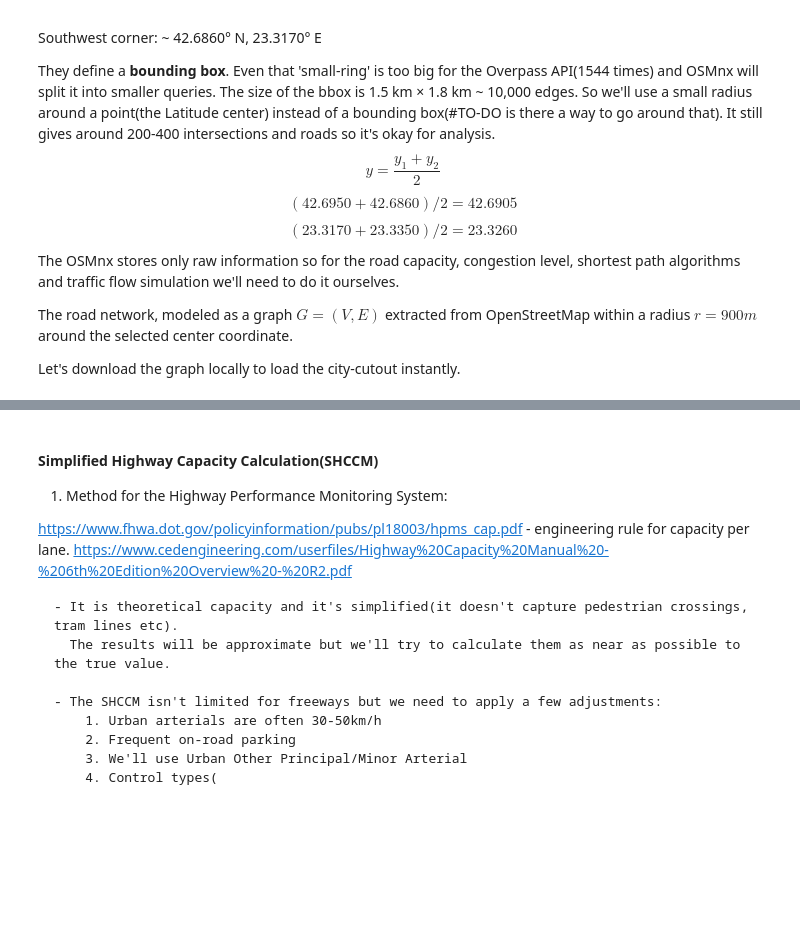
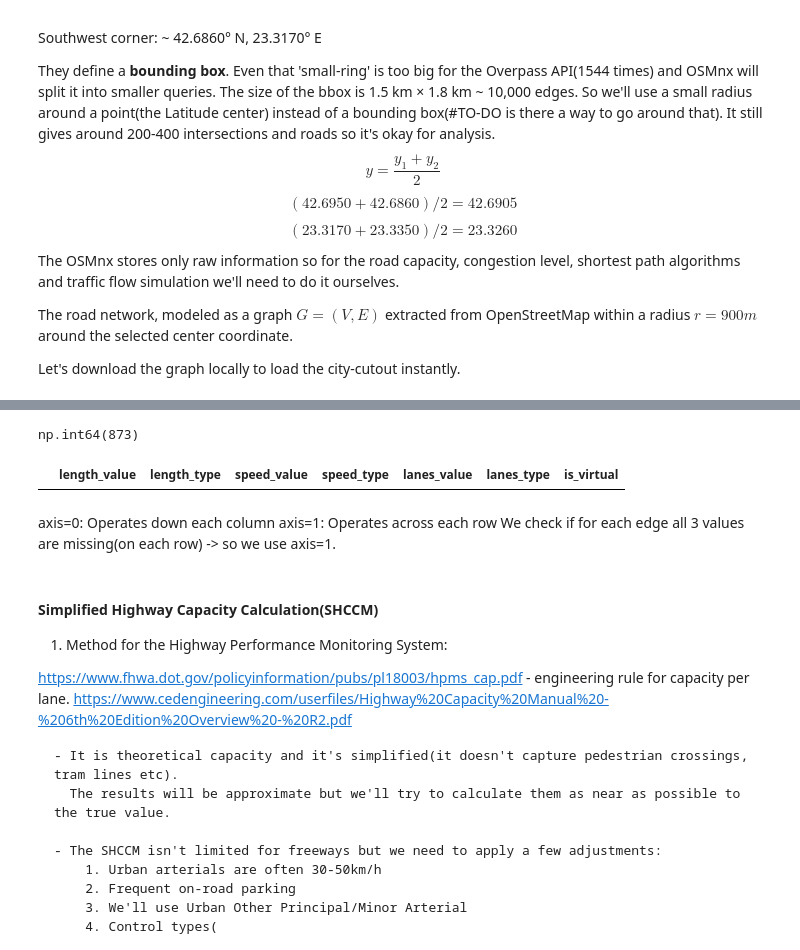
Before and after one commit to violina-www/math_concepts_26_project, a Jupyter notebook: Math_Concepts_Project.ipynb, the cells around one changed output, grey strips where cells are left out. Cells and saved outputs as stored; diff of their text form; code cells hidden in the pictures; blank space fills up the shorter version.

```diff
--- a/Math_Concepts_Project.ipynb
+++ b/Math_Concepts_Project.ipynb
@@ -451,0 +435,2 @@ df.head(10)
+# %%
+tb_data['length_value'] = tb_data['length_value'].round().astype(int)
@@ -451,0 +473,9 @@ df.head(10)
+# %%
+def clean_speed(x):
+    if isinstance(x, list):
+        return max(x)
+    return x
+
+tb_data["speed_value"] = tb_data["speed_value"].apply(clean_speed)
+
+tb_data['speed_value'] = pd.to_numeric(tb_data["speed_value"], errors="coerce")
@@ -451,0 +498,7 @@ df.head(10)
+# %%
+tb_data["lanes_value"] = (
+    tb_data["lanes_value"]
+    .astype(str)
+    .str.extract(r'(\d+)')#using regex to take out only digits
+    .astype("Int64") #Int64 stores NaN values also while int doesn't; it's a pandas nullable integer
+)
@@ -452,3 +553,39 @@ df.head(10)
+# %%
+#def is_virtual(row):
+#    return pd.isna(row['length_value']) and pd.isna(row['speed_value']) and pd.isna(row['lanes_value'])
+#virtual_mask = tb_data.apply(is_virtual, axis=1)
+#tb_data['is_virtual'] = virtual_mask
+
+tb_data['is_virtual'] = tb_data.apply(
+    lambda row: pd.isna(row['length_value']) and pd.isna(row['speed_value']) and pd.isna(row['lanes_value']),
+    axis=1
+)
+real_edges = tb_data[tb_data['is_virtual'] == False]
+
+medians = {
+        'length_value': real_edges['length_value'].median(skipna=True),
+        'speed_value': real_edges['speed_value'].median(skipna=True),
+        'lanes_value': real_edges['lanes_value'].median(skipna=True)
+    }
+tb_data.loc[tb_data['is_virtual'], ['length_value', 'speed_value', 'lanes_value']] = [
+    medians['length_value'],
+    medians['speed_value'],
+    medians['lanes_value']
+]
+# %%
+tb_data['is_virtual'].count()
+# %% [output]
+np.int64(873)
+# %%
+virtual_rows = tb_data[tb_data['is_virtual'] == True]
+
+virtual_rows.head(10)
+# %% [output]
+|  | length_value | length_type | speed_value | speed_type | lanes_value | lanes_type | is_virtual |
+# %% [markdown]
+axis=0: Operates down each column
+axis=1: Operates across each row
+We check if for each edge all 3 values are missing(on each row) -> so we use axis=1.
 # %% [markdown]
 #### Simplified Highway Capacity Calculation(SHCCM)
 1. Method for the Highway Performance Monitoring System:
```
Also changed, not shown: parts of 25 cells of this notebook, 1 other file.
